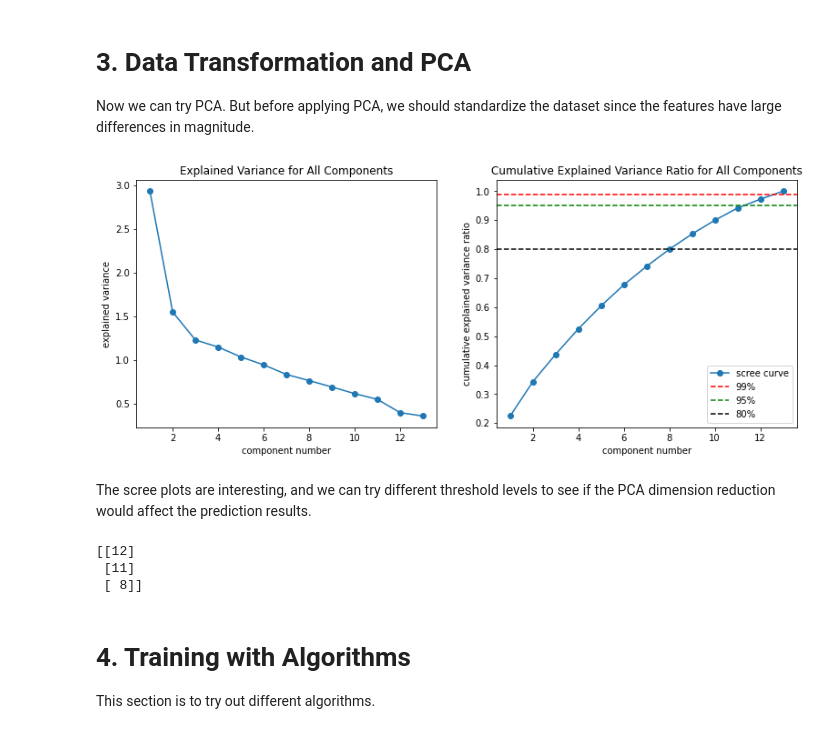
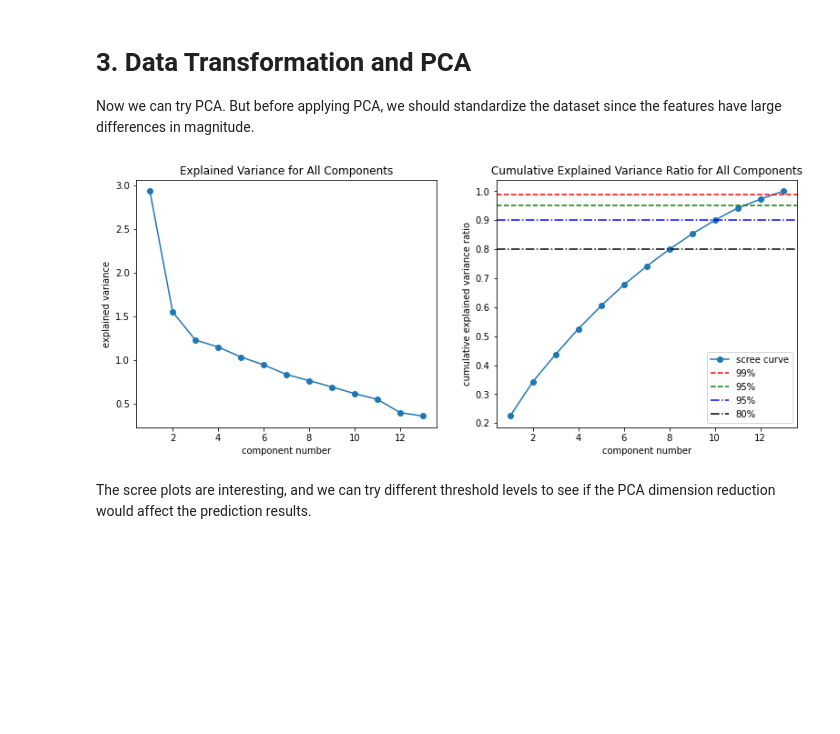
Before and after one commit to Chao8219/scikit_learn_showcase, a Jupyter notebook: jupyter_notebooks/PCA_with_classification.ipynb, the cells around one changed output. Cells and saved outputs as stored; diff of their text form; code cells hidden in the pictures; blank space fills up the shorter version.

```diff
--- a/jupyter_notebooks/PCA_with_classification.ipynb
+++ b/jupyter_notebooks/PCA_with_classification.ipynb
@@ -172,48 +173,34 @@ X_train_scaled = scaler.transform(X_train)
 # %%
 # check out full pca
 full_pca = PCA(random_state=rs_num).fit(X_train_scaled)
 
 cu_evr = np.zeros_like(full_pca.explained_variance_ratio_)
 for i in range(full_pca.n_components_):
     cu_evr[i] = full_pca.explained_variance_ratio_[:i+1].sum()
 
 fig, axes = plt.subplots(1, 2, figsize=(13, 5))
 
 axes[0].plot(
     np.arange(1, full_pca.n_components_+1, 1),
     full_pca.explained_variance_, '-o'
 )
 axes[0].set_xlabel('component number')
 axes[0].set_ylabel('explained variance')
 axes[0].set_title('Explained Variance for All Components')
 
 axes[1].plot(
     np.arange(1, full_pca.n_components_+1, 1),
     cu_evr, '-o', label='scree curve'
 )
 axes[1].axhline(y=0.99, color='red', ls='--', label='99%')
 axes[1].axhline(y=0.95, color='green', ls='--', label='95%')
-axes[1].axhline(y=0.80, color='black', ls='--', label='80%')
+axes[1].axhline(y=0.90, color='blue', ls='-.', label='95%')
+axes[1].axhline(y=0.80, color='black', ls='-.', label='80%')
 axes[1].set_xlabel('component number')
 axes[1].set_ylabel('cumulative explained variance ratio')
 axes[1].set_title('Cumulative Explained Variance Ratio for All Components')
 axes[1].legend();
 # %% [output]
-[figure, old version]
+[figure, new version]
 # %% [markdown]
 The scree plots are interesting, and we can try different threshold levels to see if the PCA dimension reduction would affect the prediction results.
-# %%
-# make an array for the possible component number we may try
-component_num_arr = np.zeros((3, 1), dtype=int)
-component_num_arr[0, 0] = cu_evr[cu_evr<=0.99].shape[0]
-component_num_arr[1, 0] = cu_evr[cu_evr<=0.95].shape[0]
-component_num_arr[2, 0] = cu_evr[cu_evr<=0.80].shape[0]
-print(component_num_arr)
-# %% [output]
-[[12]
- [11]
- [ 8]]
-# %% [markdown]
-# 4. Training with Algorithms
-
-This section is to try out different algorithms.
```
Also changed, not shown: parts of 11 cells of this notebook.
